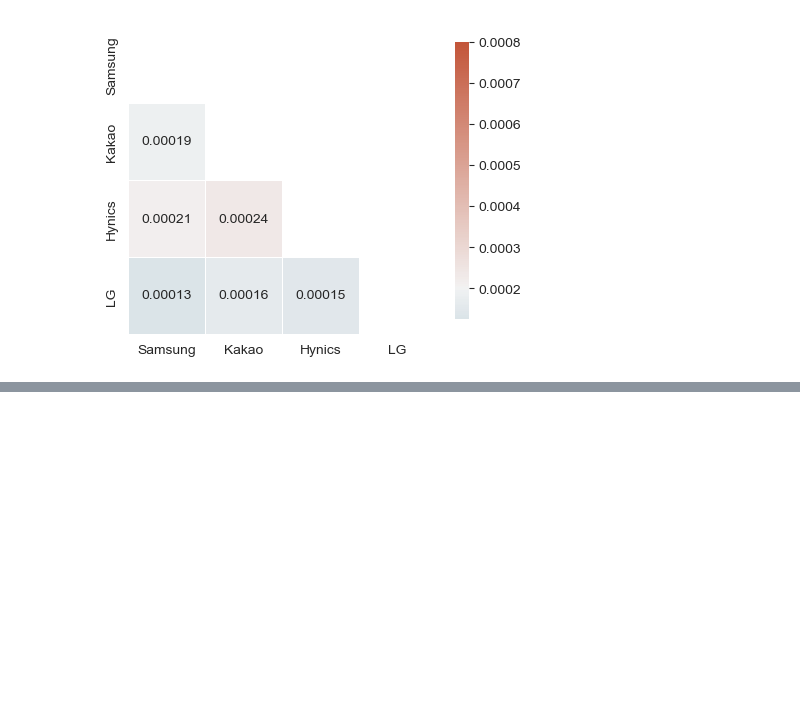
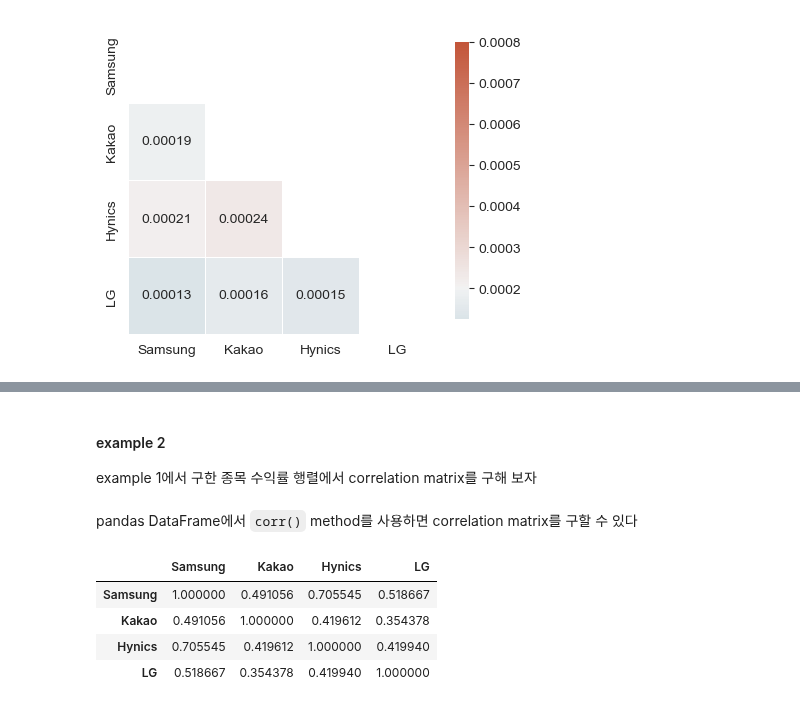
Before and after one commit to Tommylee1013/QUANTIFI, a Jupyter notebook: Week 06/Multivariate Time Series.ipynb, the cells around one changed output, grey strips where cells are left out. Cells and saved outputs as stored; diff of their text form; code cells hidden in the pictures; blank space fills up the shorter version.

```diff
--- a/Week 06/Multivariate Time Series.ipynb
+++ b/Week 06/Multivariate Time Series.ipynb
@@ -116,0 +123,14 @@ $$\rho_{ij}(l) = \frac{Γ_{ij}(l)}{\sqrt{ Γ_{ii}(0)Γ_{jj}(0) }} = \frac{\mathr
+# %% [markdown]
+#### example 2
+
+example 1에서 구한 종목 수익률 행렬에서 correlation matrix를 구해 보자
+# %% [markdown]
+pandas DataFrame에서 `corr()` method를 사용하면 correlation matrix를 구할 수 있다
+# %%
+matrix.corr()
+# %% [output]
+|  | Samsung | Kakao | Hynics | LG |
+| Samsung | 1.000000 | 0.491056 | 0.705545 | 0.518667 |
+| Kakao | 0.491056 | 1.000000 | 0.419612 | 0.354378 |
+| Hynics | 0.705545 | 0.419612 | 1.000000 | 0.419940 |
+| LG | 0.518667 | 0.354378 | 0.419940 | 1.000000 |
```
Also changed, not shown: parts of 6 cells of this notebook.
